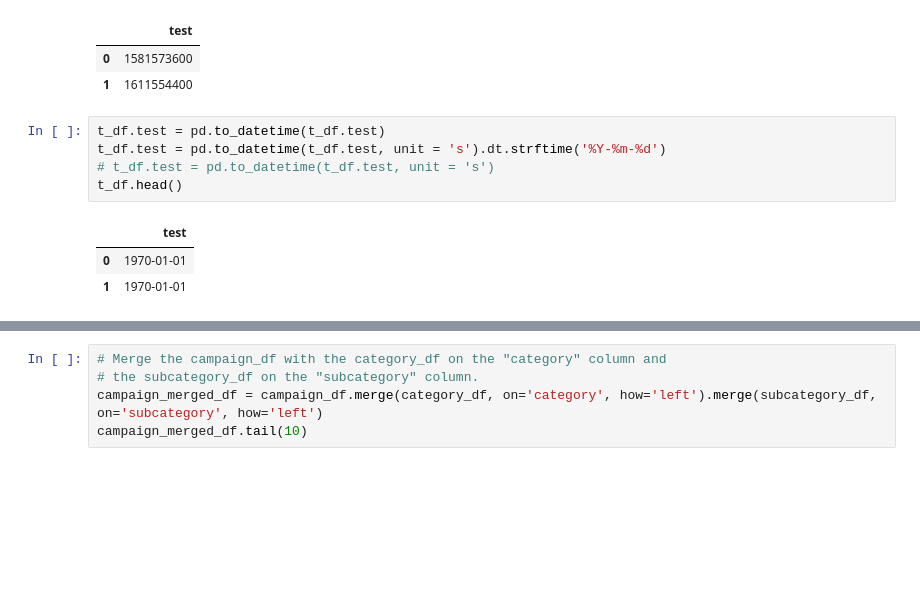
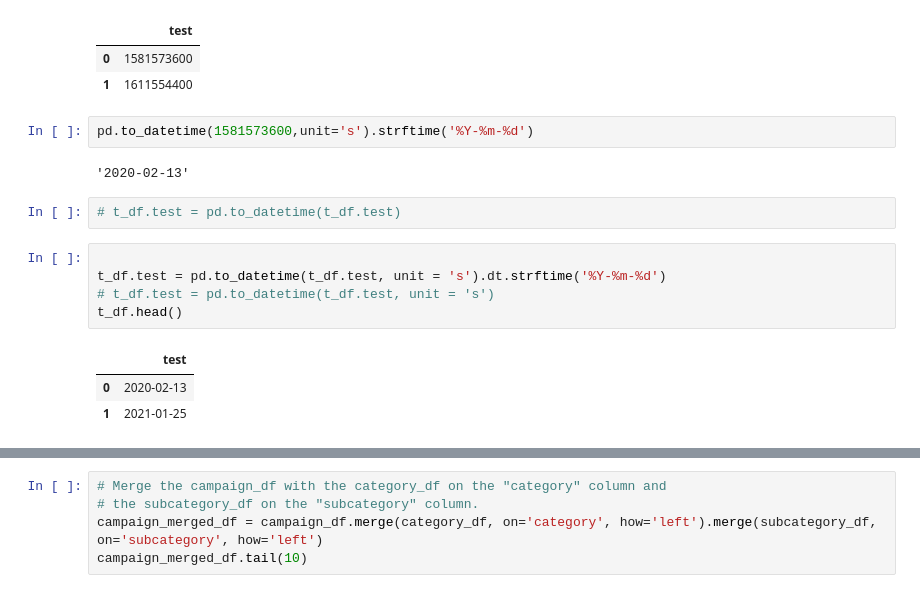
Before and after one commit to shimengya/Crowdfunding-ETL, a Jupyter notebook: ETF_module.ipynb, the cells around one changed output, grey strips where cells are left out. Drawn from its saved outputs; the diff is of its cells as text; blank space fills up the shorter version.

```diff
--- a/ETF_module.ipynb
+++ b/ETF_module.ipynb
@@ -248,15 +248,21 @@ t_df.head()
 |  | test |
 | 0 | 1581573600 |
 | 1 | 1611554400 |
+# %%
+pd.to_datetime(1581573600,unit='s').strftime('%Y-%m-%d')
+# %% [output]
+'2020-02-13'
+# %%
+# t_df.test = pd.to_datetime(t_df.test)
 # %%
-t_df.test = pd.to_datetime(t_df.test)
+
 t_df.test = pd.to_datetime(t_df.test, unit = 's').dt.strftime('%Y-%m-%d')
 # t_df.test = pd.to_datetime(t_df.test, unit = 's')
 t_df.head()
 # %% [output]
 |  | test |
-| 0 | 1970-01-01 |
-| 1 | 1970-01-01 |
+| 0 | 2020-02-13 |
+| 1 | 2021-01-25 |
 # %%
 # Format the launched_date and end_date columns to datetime format.
 from datetime import datetime as dt
```
Also changed, not shown: parts of 5 cells of this notebook.
